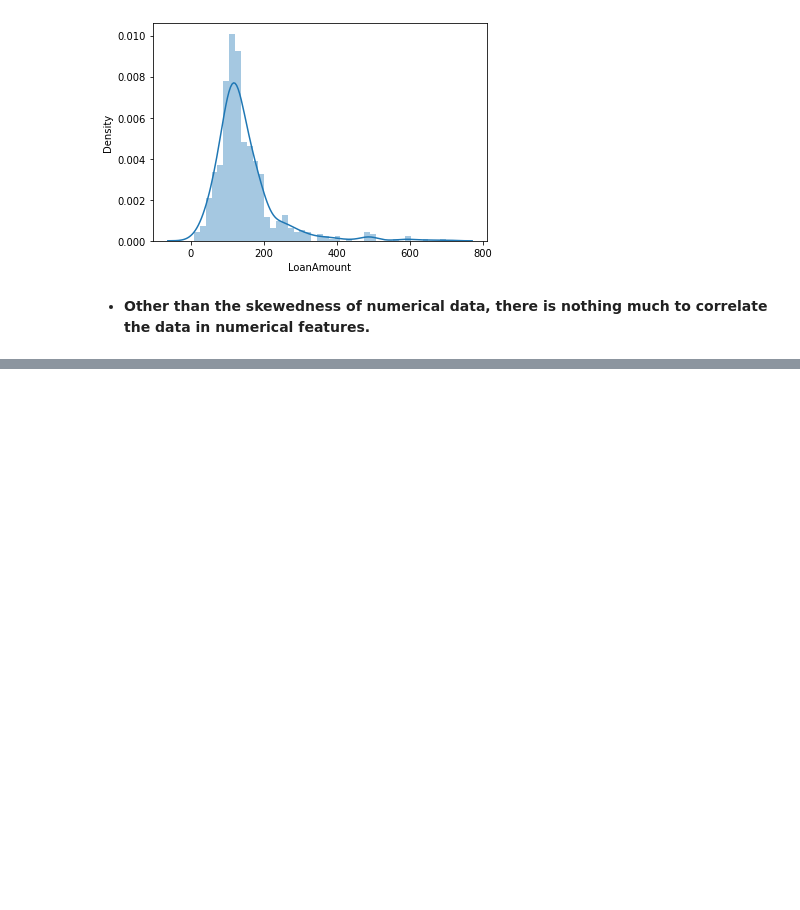
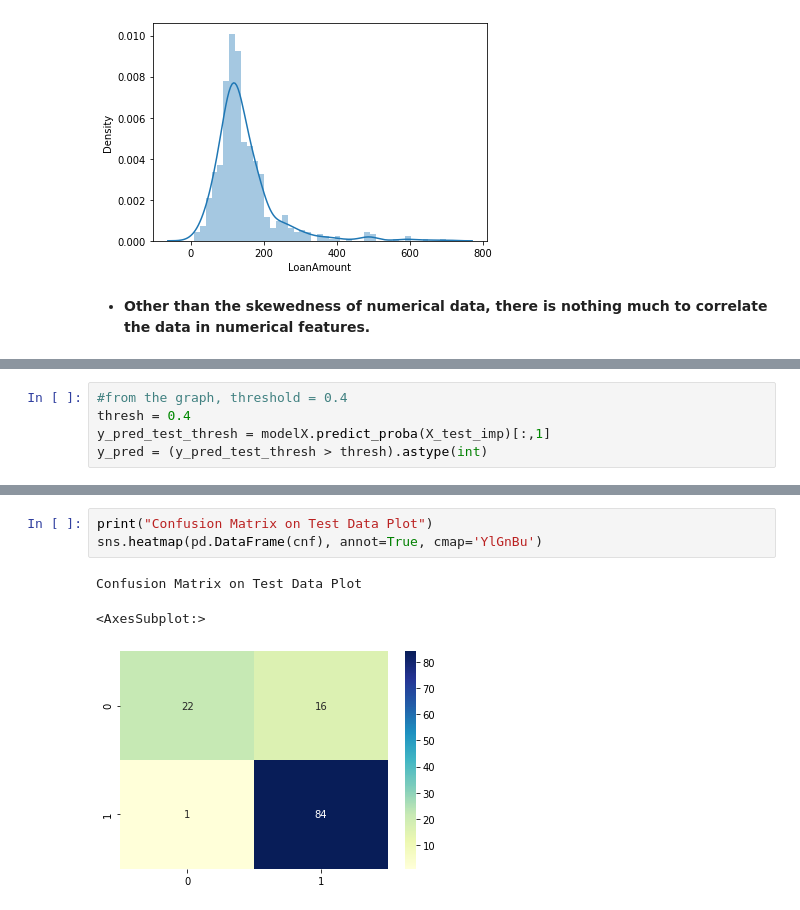
Before and after one commit to rohanstomar11/Machine-Learning, a Jupyter notebook: 6.) Loan Approval Prediction/LoanApprovalPrediction.ipynb, the cells around one changed output, grey strips where cells are left out. Drawn from its saved outputs; the diff is of its cells as text; blank space fills up the shorter version.

```diff
--- a/6.) Loan Approval Prediction/LoanApprovalPrediction.ipynb
+++ b/6.) Loan Approval Prediction/LoanApprovalPrediction.ipynb
@@ -185,0 +283,5 @@ sns.distplot(df['LoanAmount'])
+# %%
+#from the graph, threshold = 0.4
+thresh = 0.4
+y_pred_test_thresh = modelX.predict_proba(X_test_imp)[:,1]
+y_pred = (y_pred_test_thresh > thresh).astype(int)
@@ -185,0 +302,7 @@ sns.distplot(df['LoanAmount'])
+# %%
+print("Confusion Matrix on Test Data Plot")
+sns.heatmap(pd.DataFrame(cnf), annot=True, cmap='YlGnBu')
+# %% [output]
+Confusion Matrix on Test Data Plot
+<AxesSubplot:>
+[figure, added]
```
Also changed, not shown: parts of 30 cells of this notebook.
